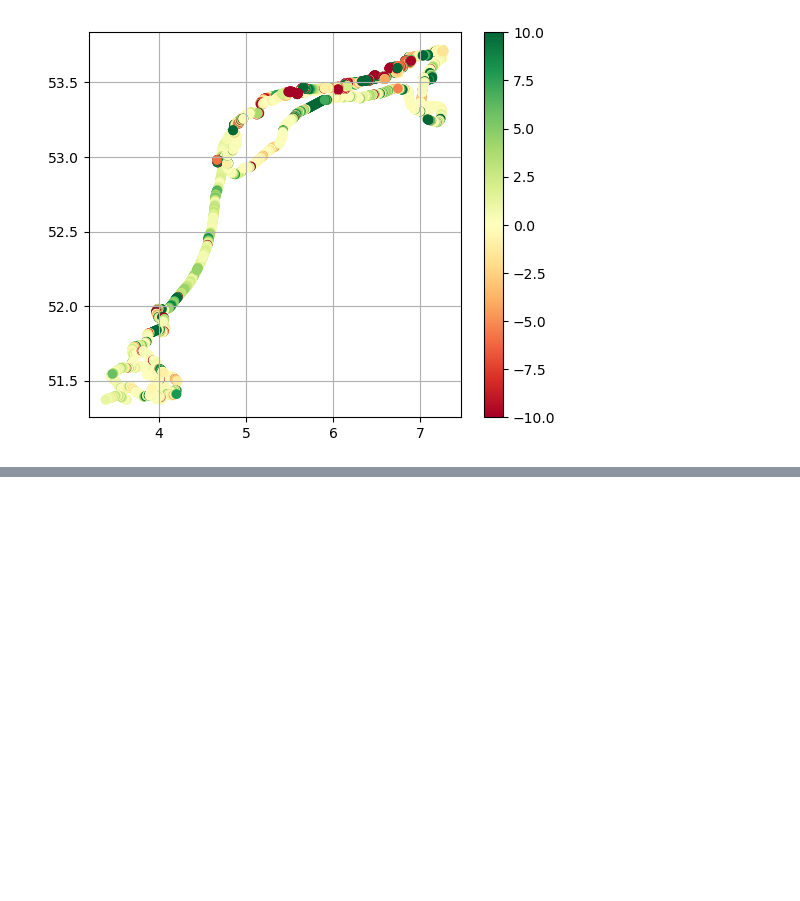
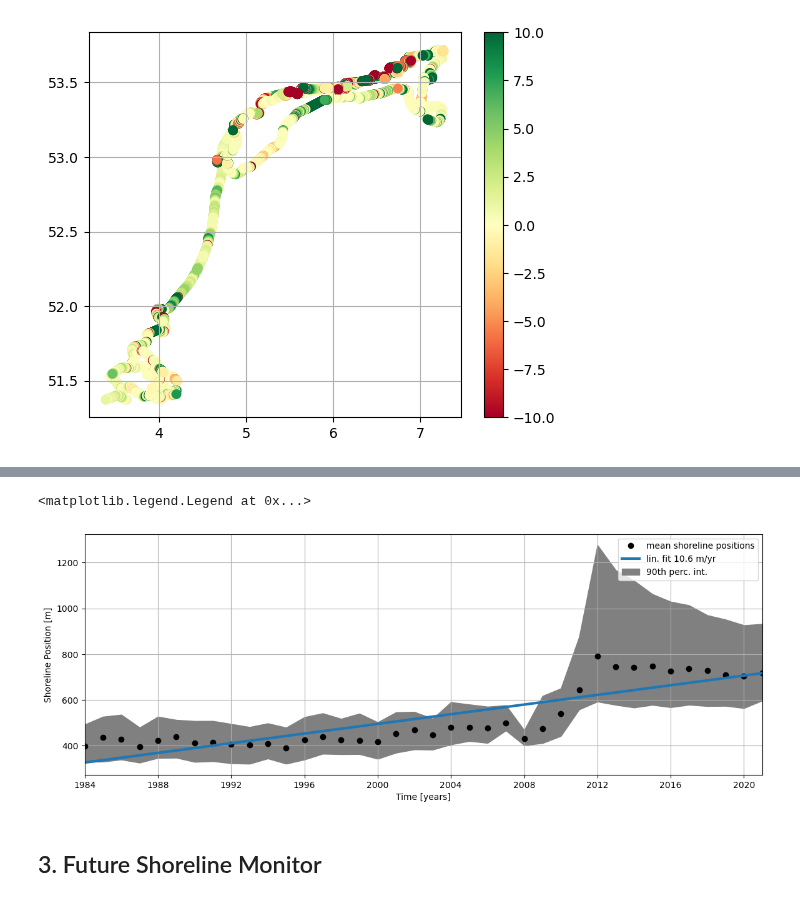
Before and after one commit to openearth/global-coastal-atlas, a Jupyter notebook: visualization/01_SDS_timeseries.ipynb, the cells around one changed output, grey strips where cells are left out. Saved outputs shown, nothing was run; the diff lists cells and outputs as text; code cells hidden in the pictures; blank space fills up the shorter version.

```diff
--- a/visualization/01_SDS_timeseries.ipynb
+++ b/visualization/01_SDS_timeseries.ipynb
@@ -69,0 +187,30 @@ plt.grid()
+# %%
+transects = hotspot['transect_id'].values
+indices = np.where(ds['transect_id'].isin(transects))[0]
+hotspot_ann = ds.isel(stations=indices)
+
+mean_dist = np.nanmean(hotspot_ann['sp'].values, axis = 0)
+distp90 = np.nanpercentile(hotspot_ann['sp'].values, q = 95, axis = 0)
+distp10 = np.nanpercentile(hotspot_ann['sp'].values, q = 15, axis = 0)
+
+varx = np.arange(0, len(mean_dist))
+mask = ~np.isnan(mean_dist)
+slope, intercept, r_value, p_value, std_err = linregress(varx[mask], mean_dist[mask])
+# %%
+fig, ax = plt.subplots(figsize=(14, 5))
+ax.plot(hotspot_ann.time, mean_dist, 'ko', label="mean shoreline positions")
+ax.plot(hotspot_ann.time, varx*slope + intercept, linewidth = 3, label=f"lin. fit {round(slope, 1)} m/yr")
+ax.fill_between(hotspot_ann.time, distp10,distp90,color= 'grey', label = '90th perc. int.')
+ax.set_xlabel("Time [years]")
+ax.set_ylabel("Shoreline Position [m]")
+# ax.set_title(
+#     f"Shoreline positions over time for hotspot %s"%ds.isel(stations=station)["hotspot_id"].values.tolist().decode("utf-8")
+# )
+plt.grid()
+plt.xlim(hotspot_ann.time[0], hotspot_ann.time[-1])
+plt.legend()
+# %% [output]
+<matplotlib.legend.Legend at 0x...>
+[figure, added]
+# %% [markdown]
+## 3. Future Shoreline Monitor
```
Also changed, not shown: parts of 13 cells of this notebook, 7 other files.
